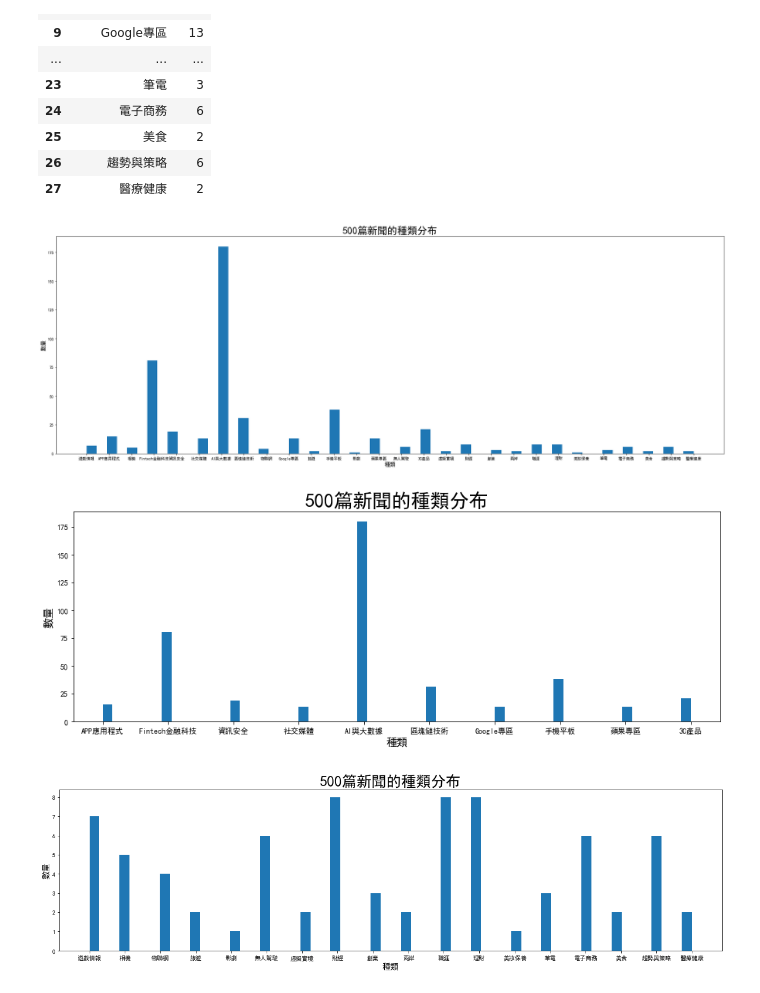
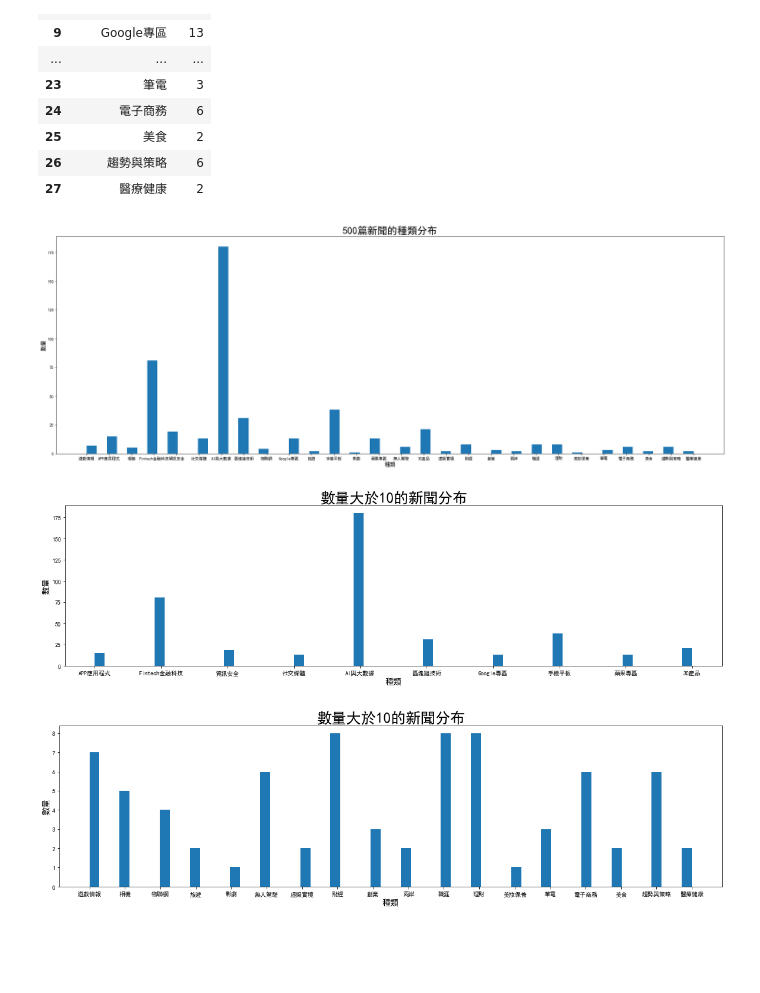
Before and after one commit to Ether-YiTseWu/1st-PyCrawlerMarathon, a Jupyter notebook: final project/Final Project.ipynb, the cells around one changed output. Cells and saved outputs as stored; diff of their text form; code cells hidden in the pictures; blank space fills up the shorter version.

```diff
--- a/final project/Final Project.ipynb
+++ b/final project/Final Project.ipynb
@@ -111,30 +111,30 @@ dataDf
 # %%
 # 解決中文顯示問題
 plt.rcParams['font.sans-serif'] = ['SimHei'] # 替換sans-serif字型
 plt.rcParams['axes.unicode_minus'] = False   # 解決座標軸負數的負號顯示問題
 
 # 畫圖
 plt.figure(figsize = (30,10))
 plt.hist(sourcelist, bins=60)
 plt.title('500篇新聞的種類分布', fontsize = '25')
 plt.xlabel('種類', fontsize = '14')
 plt.ylabel('數量', fontsize = '14')
 plt.show()
 
-plt.figure(figsize = (15,5))
+plt.figure(figsize = (20,5))
 plt.hist(sourcelist_more, bins=60)
-plt.title('500篇新聞的種類分布', fontsize = '25')
+plt.title('數量大於10的新聞分布', fontsize = '25')
 plt.xlabel('種類', fontsize = '14')
 plt.ylabel('數量', fontsize = '14')
 plt.show()
 
 plt.figure(figsize = (20,5))
 plt.hist(sourcelist_less, bins=60)
-plt.title('500篇新聞的種類分布', fontsize = '25')
+plt.title('數量大於10的新聞分布', fontsize = '25')
 plt.xlabel('種類', fontsize = '14')
 plt.ylabel('數量', fontsize = '14')
 plt.show()
 # %% [output]
 [figure]
-[figure, old version]
+[figure, new version]
-[figure, old version]
+[figure, new version]
```
